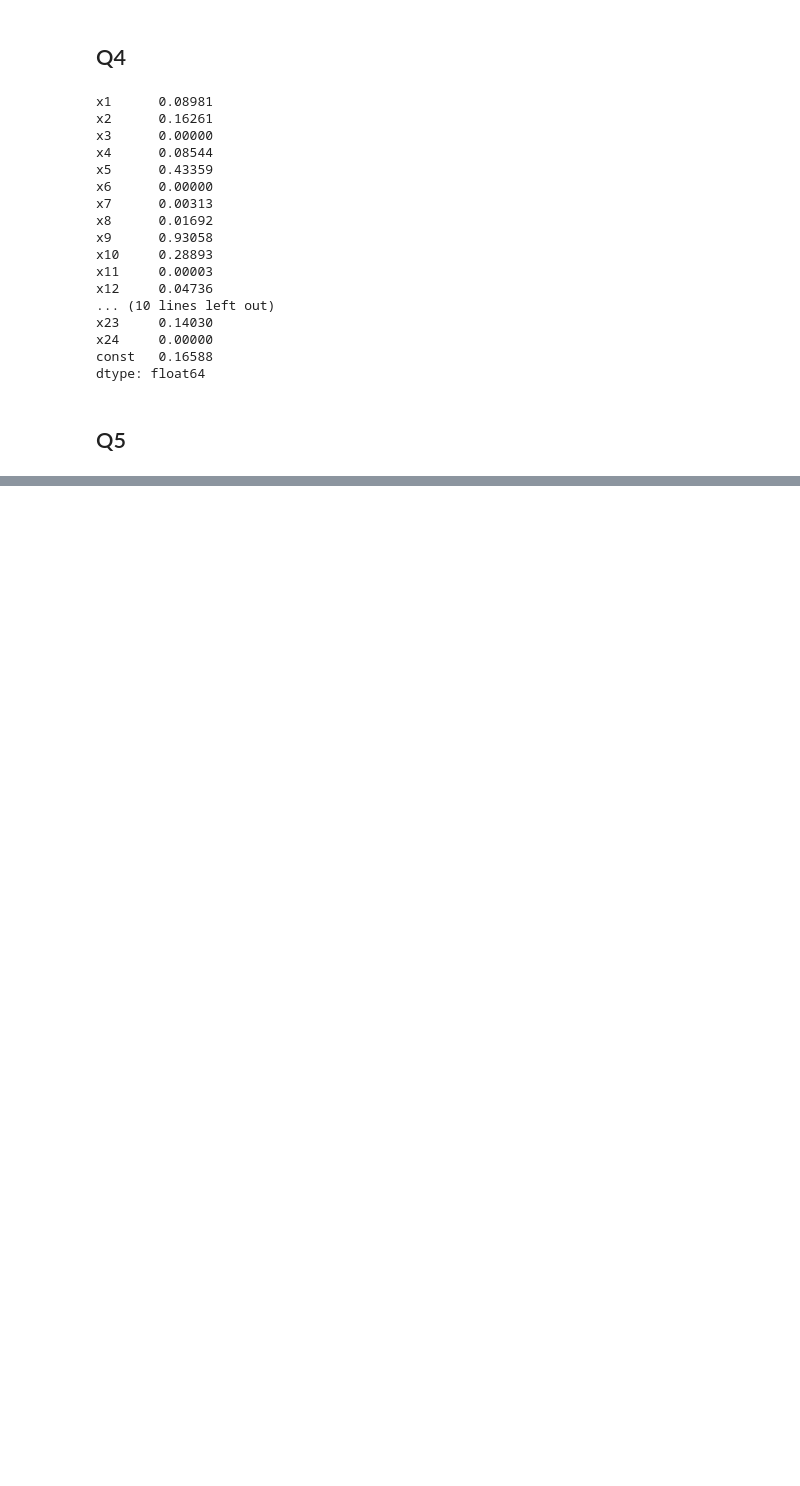
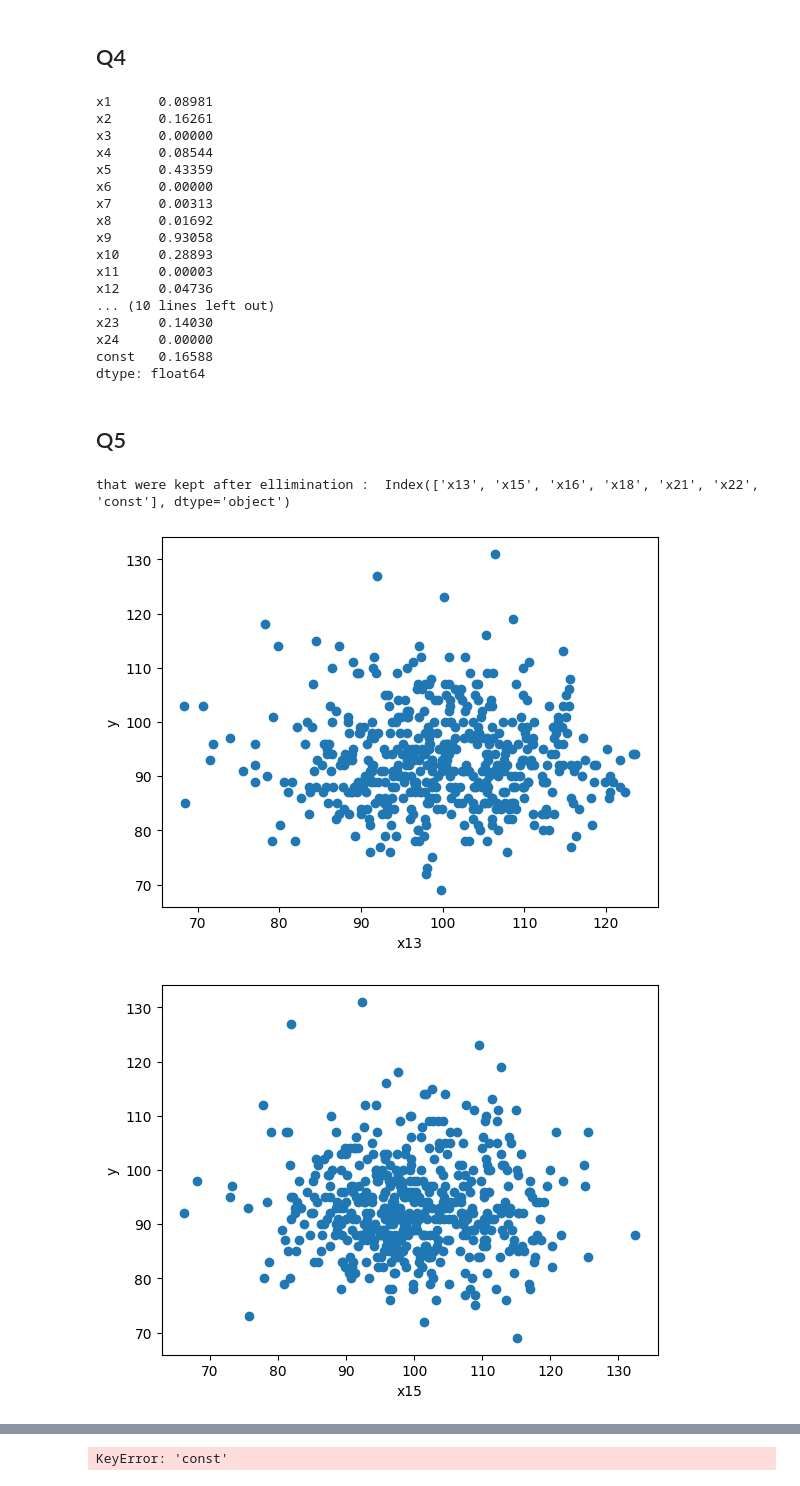
Before and after one commit to 1spb/ex1_stat_learning, a Jupyter notebook: ex1.ipynb, the cells around one changed output, grey strips where cells are left out. Cells and saved outputs as stored; diff of their text form; code cells hidden in the pictures; blank space fills up the shorter version.

```diff
--- a/ex1.ipynb
+++ b/ex1.ipynb
@@ -68,0 +82,15 @@ def backwards_elim():
+# %%
+res = backward_elim(X,y)
+print("that were kept after ellimination : ", res[1])
+# %% [output]
+that were kept after ellimination :  Index(['x13', 'x15', 'x16', 'x18', 'x21', 'x22', 'const'], dtype='object')
+# %%
+# Plot the columns that were removed
+for col in res[1]:
+    plt.scatter(df[col], y)
+    plt.xlabel(col)
+    plt.ylabel(df.columns[0])
+    plt.show()
+# %% [output]
+[figure, added]
+[figure, added]
@@ -68,0 +101 @@ def backwards_elim():
+KeyError: 'const'
```
Also changed, not shown: parts of 4 cells of this notebook.
